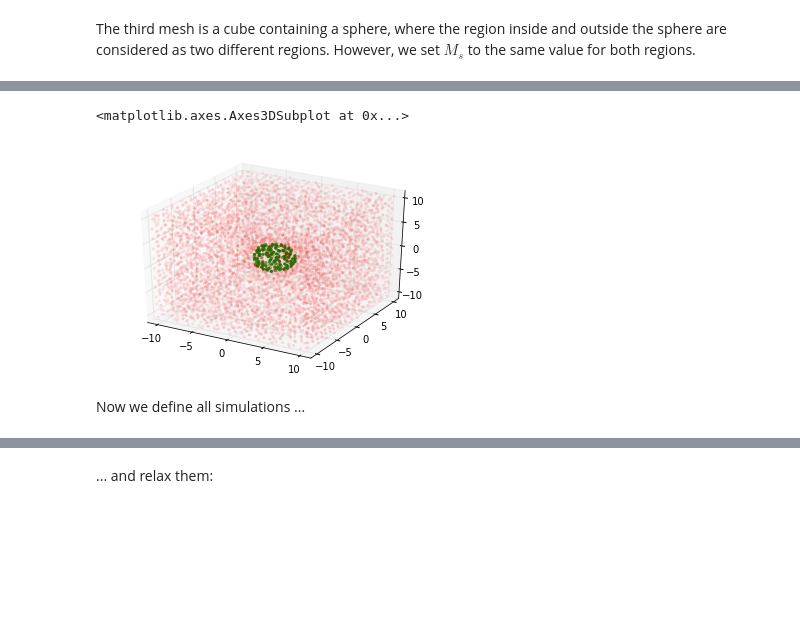
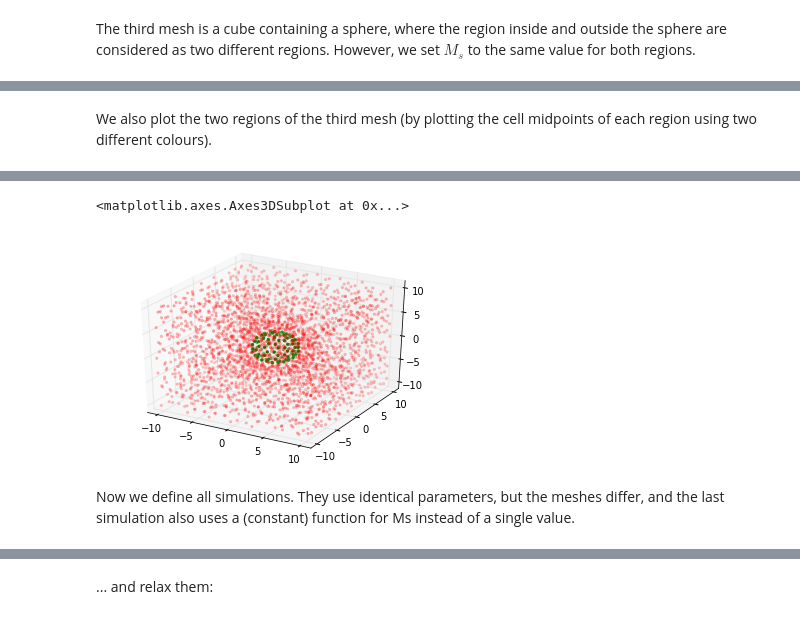
Before and after one commit to fangohr/finmag, a Jupyter notebook: sandbox/airbox/test_for_two_regions_with_same_Ms.ipynb, the cells around one changed output, grey strips where cells are left out. Drawn from its saved outputs; the diff is of its cells as text; code cells hidden in the pictures; blank space fills up the shorter version.

Commit message:
More experiments in the .ipynb file (playing around with the same Ms in two different regions).

```diff
--- a/sandbox/airbox/test_for_two_regions_with_same_Ms.ipynb
+++ b/sandbox/airbox/test_for_two_regions_with_same_Ms.ipynb
@@ -101,3 +148,5 @@ meshes = [mesh1, mesh2, mesh3]
+# %% [markdown]
+We also plot the two regions of the third mesh (by plotting the cell midpoints of each region using two different colours).
 # %%
-plot_mesh_regions(mesh3_regions, regions=[1, 2], colors=["green", "red"], alphas=[1.0, 0.1])
+plot_mesh_regions(mesh3_regions, regions=[1, 2], colors=["green", "red"], alphas=[1.0, 0.3])
 # %% [output]
@@ -105,5 +154,5 @@ plot_mesh_regions(mesh3_regions, regions=[1, 2], colors=["green", "red"], alphas
 <matplotlib.axes.Axes3DSubplot at 0x...>
-[figure, old version]
+[figure, new version]
 # %%
 # Some parameters common to all simulations
 Ms = 8.6e5
@@ -112,8 +161,8 @@ m_init = (1, 0, 0)
 alpha = 1.0
 unit_length = 1e-9
 demag_solver='FK'
-# %% [markdown]
-Now we define all simulations ...
+# %% [markdown]
+Now we define all simulations. They use identical parameters, but the meshes differ, and the last simulation also uses a (constant) function for Ms instead of a single value.
 # %%
 sim1 = sim_with(mesh1, Ms=Ms, m_init=m_init, alpha=alpha, unit_length=unit_length, A=A, demag_solver=demag_solver)
 sim2 = sim_with(mesh2, Ms=Ms, m_init=m_init, alpha=alpha, unit_length=unit_length, A=A, demag_solver=demag_solver)
```
Also changed, not shown: parts of 32 cells of this notebook.
